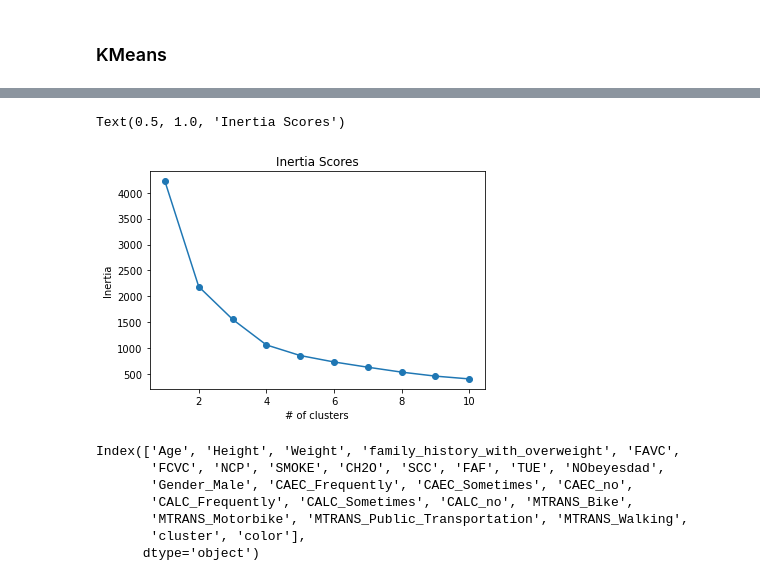
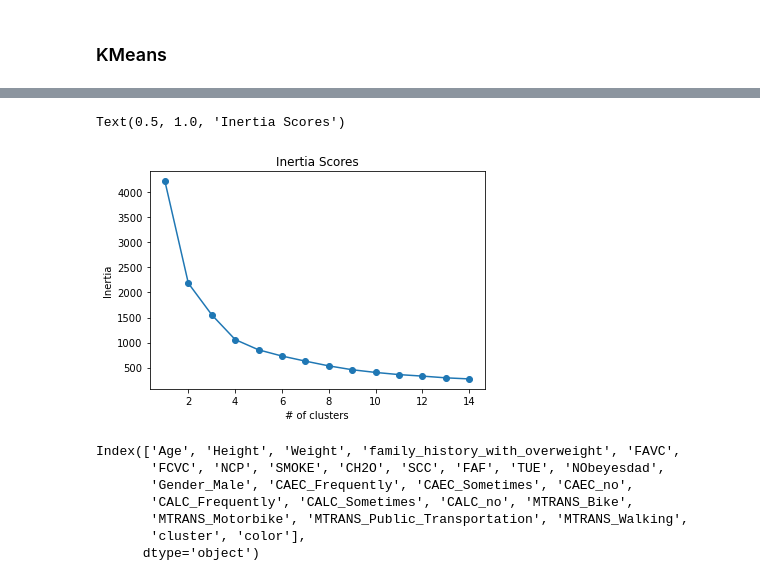
Before and after one commit to sbhewitt/Obesity-Group-Project, a Jupyter notebook: code/survey_clustering-sam.ipynb, the cells around one changed output, grey strips where cells are left out. Saved outputs shown, nothing was run; the diff lists cells and outputs as text; code cells hidden in the pictures.

```diff
--- a/code/survey_clustering-sam.ipynb
+++ b/code/survey_clustering-sam.ipynb
@@ -37,6 +37,6 @@ X = df[['Height', 'Weight']]
 # %%
 sc = StandardScaler()
 X_scaled = sc.fit_transform(X)
-km = KMeans(n_clusters = 2, random_state = 42)
+km = KMeans(n_clusters = 4, random_state = 42)
 km.fit(X_scaled)
 # %% [output]
@@ -93,18 +99,18 @@ silhouette_score(X_scaled, km.labels_)
 # %%
 inertia_list = []
 
-for k in range(1,11):
+for k in range(1,15):
     kmeans = KMeans(n_clusters = k, random_state = 42)
     kmeans.fit(X_scaled)
     inertia_list.append(kmeans.inertia_)
 
-plt.plot(range(1,11), inertia_list, marker = 'o')
+plt.plot(range(1,15), inertia_list, marker = 'o')
 plt.xlabel('# of clusters')
 plt.ylabel('Inertia')
 plt.title('Inertia Scores')
 # %% [output]
 Text(0.5, 1.0, 'Inertia Scores')
-[figure, old version]
+[figure, new version]
 # %%
 df.columns
 # %% [output]
```
Also changed, not shown: parts of 9 cells of this notebook, 1 other file.
